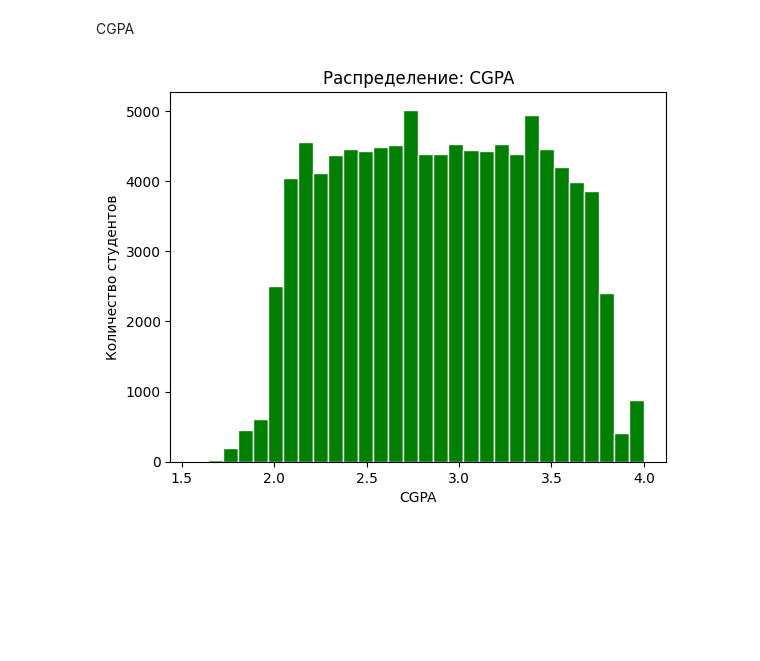
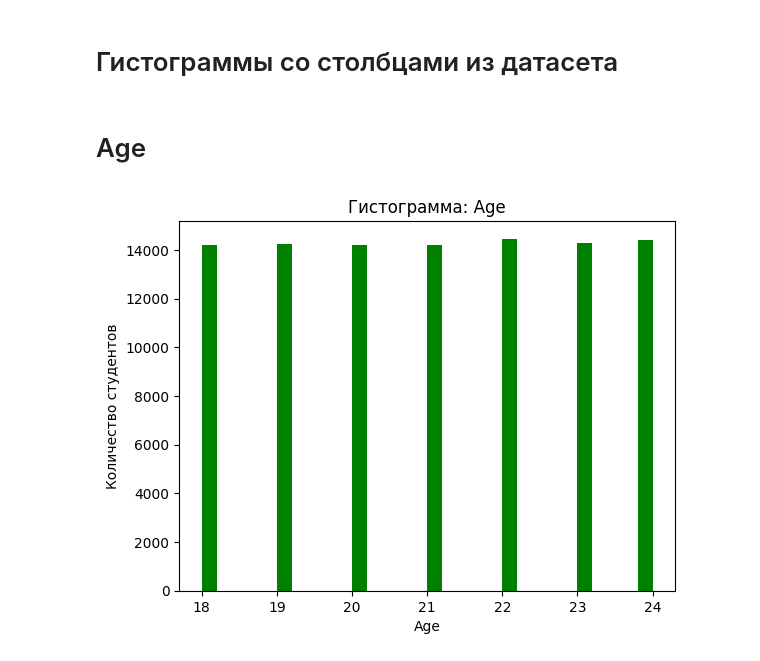
Before and after one commit to TheVailen/frameworks-lab1-ml-pipeline, a Jupyter notebook: lab1.ipynb, the cells around one changed output. Cells and saved outputs as stored; diff of their text form; code cells hidden in the pictures; blank space fills up the shorter version.

```diff
--- a/lab1.ipynb
+++ b/lab1.ipynb
@@ -97,10 +89,12 @@ plt.show()
-# %% [markdown]
-CGPA
-# %%
-plt.hist(df['CGPA'], bins=30, color='green', edgecolor='white')
-plt.title("Распределение: CGPA")
-plt.xlabel("CGPA")
-plt.ylabel("Количество студентов")
-plt.show()
-# %% [output]
-[figure, removed]
+# %% [markdown]
+# Гистограммы со столбцами из датасета
+# %% [markdown]
+# Age
+# %%
+plt.hist(df['Age'], bins=30, color='green')
+plt.title("Гистограмма: Age")
+plt.xlabel("Age")
+plt.ylabel("Количество студентов")
+plt.show()
+# %% [output]
+[figure, added]
```
Also changed, not shown: parts of 87 cells of this notebook.
